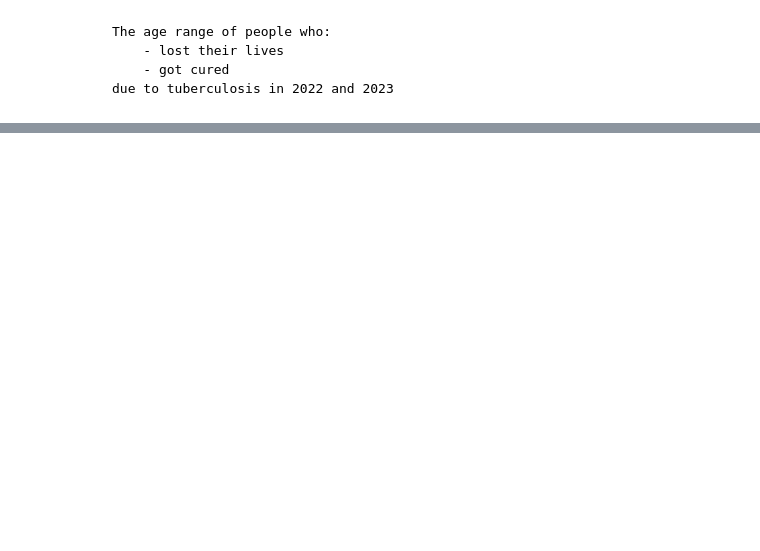
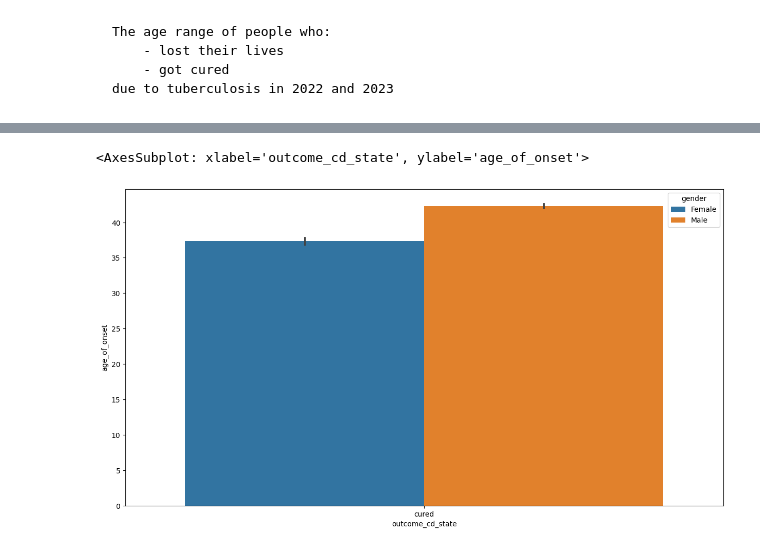
Before and after one commit to Taoheed-O/Tuberculosis_Survival_prediction, a Jupyter notebook: Data_analysis.ipynb, the cells around one changed output, grey strips where cells are left out. Saved outputs shown, nothing was run; the diff lists cells and outputs as text; code cells hidden in the pictures; blank space fills up the shorter version.

```diff
--- a/Data_analysis.ipynb
+++ b/Data_analysis.ipynb
@@ -209,7 +209,6 @@ patients_column_list_needed = ['patient_id',
  'comorbidity',
  'regimen_count',
  'regimen_drug',
- 'genexpert',
  'status']
 
 patients_2022_new = patients_2022_copy[patients_column_list_needed]
@@ -390,7 +591,8 @@ sns.countplot(data=patients_total_2022, x='age_interval', hue='gender')
 # %%
-patients_total_2022['outcome_cd_state'] = patients_total_2022['outcome_cd'].apply(lambda x:'cured'\
-if x == 'cured' else ('still on treatment' if x == 'stillOnTreatment' \
-               else ("died" if x == 'died' else 'others')))
+patients_total_2022['outcome_cd_state'] = patients_total_2022['outcome_cd'].apply(lambda x: 'cured' if x == 'cured' \
+                                                                                       else ('died' if x == 'died' \
+                                                                                                  else('completed' if x == 'completed'\
+                                                                                                      else('lstfu' if x == 'loss to follow up' else 'failure'))))
 # %%
 plt.figure(figsize=(15, 8))
 sns.barplot(data=patients_total_2022, x='outcome_cd_state', y='age_of_onset', hue='gender')
@@ -421,7 +656,8 @@ sns.countplot(data=patients_total_2023, x='age_interval', hue='gender')
 # %%
-patients_total_2023['outcome_cd_state'] = patients_total_2023['outcome_cd'].apply(lambda x:'cured'\
-if x == 'cured' else ('still on treatment' if x == 'stillOnTreatment' \
-               else ("died" if x == 'died' else 'others')))
+patients_total_2023['outcome_cd_state'] = patients_total_2023['outcome_cd'].apply(lambda x: 'cured' if x == 'cured' \
+                                                                                       else ('died' if x == 'died' \
+                                                                                                  else('completed' if x == 'completed'\
+                                                                                                      else('lstfu' if x == 'loss to follow up' else 'failure'))))
 # %%
 plt.figure(figsize=(15, 8))
 sns.barplot(data=patients_total_2023, x='outcome_cd_state', y='age_of_onset', hue='gender')
@@ -442,5 +710,10 @@ patients_total.head()
         - lost their lives
         - got cured
     due to tuberculosis in 2022 and 2023
+# %%
+patients_total['outcome_cd_state'] = patients_total['outcome_cd'].apply(lambda x: 'cured' if x == 'cured' \
+                                                                                       else ('died' if x == 'died' \
+                                                                                                  else('completed' if x == 'completed'\
+                                                                                                      else('lstfu' if x == 'loss to follow up' else 'failure'))))
 # %%
 sns.countplot(data=patients_total, x='outcome_cd_state', hue='year')
@@ -465,5 +767,8 @@ patients_total
 # %%
-patients_total_cured_died = patients_total[patients_total['outcome_cd'].isin(['cured', 'died'])]
+patients_total_cured= patients_total[patients_total['outcome_cd'].isin(['cured'])]
 plt.figure(figsize=(15, 8))
 sns.barplot(data=patients_total_cured, x='outcome_cd_state', y='age_of_onset', hue='gender')
+# %% [output]
+<AxesSubplot: xlabel='outcome_cd_state', ylabel='age_of_onset'>
+[figure, added]
 # %%
```
Also changed, not shown: parts of 42 cells of this notebook.
